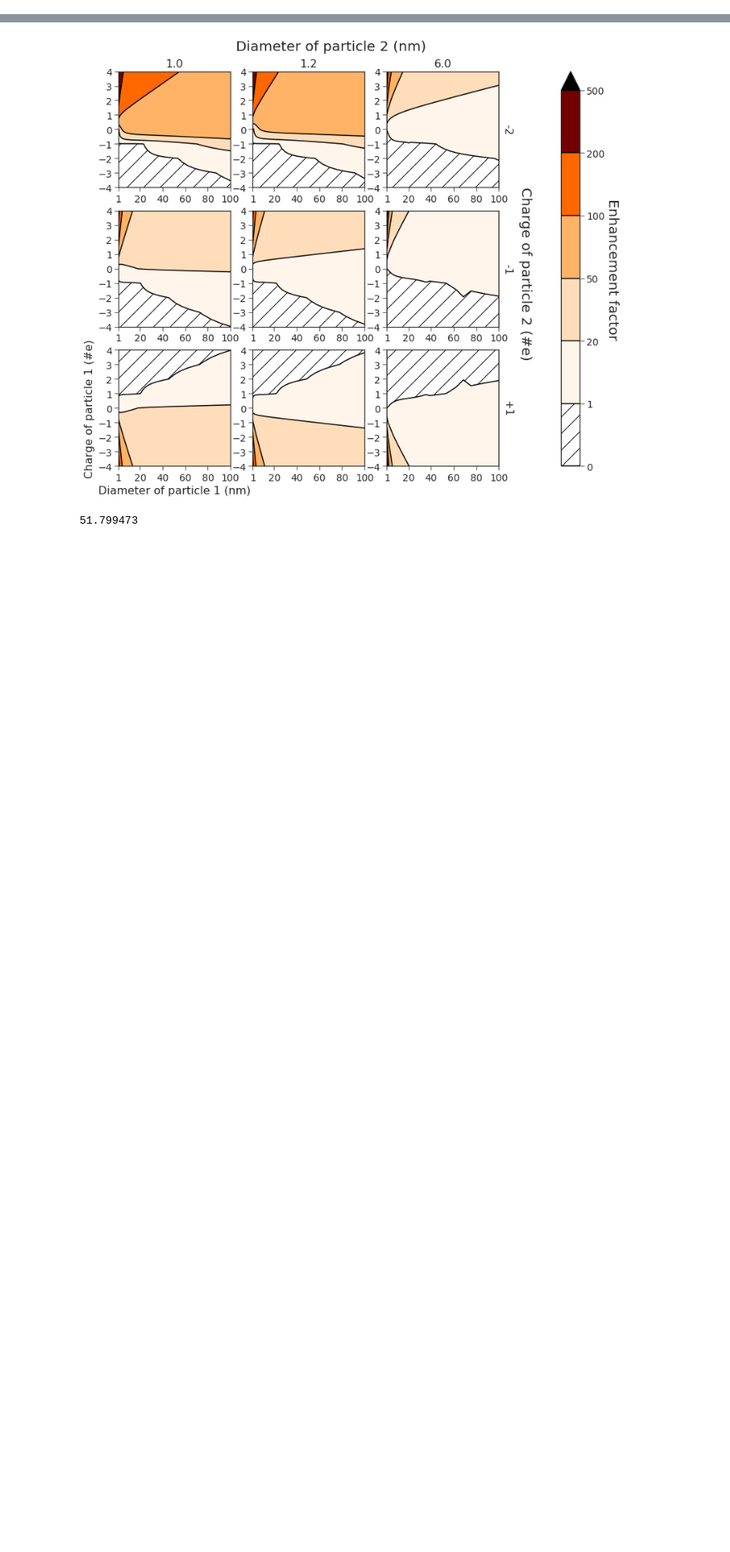
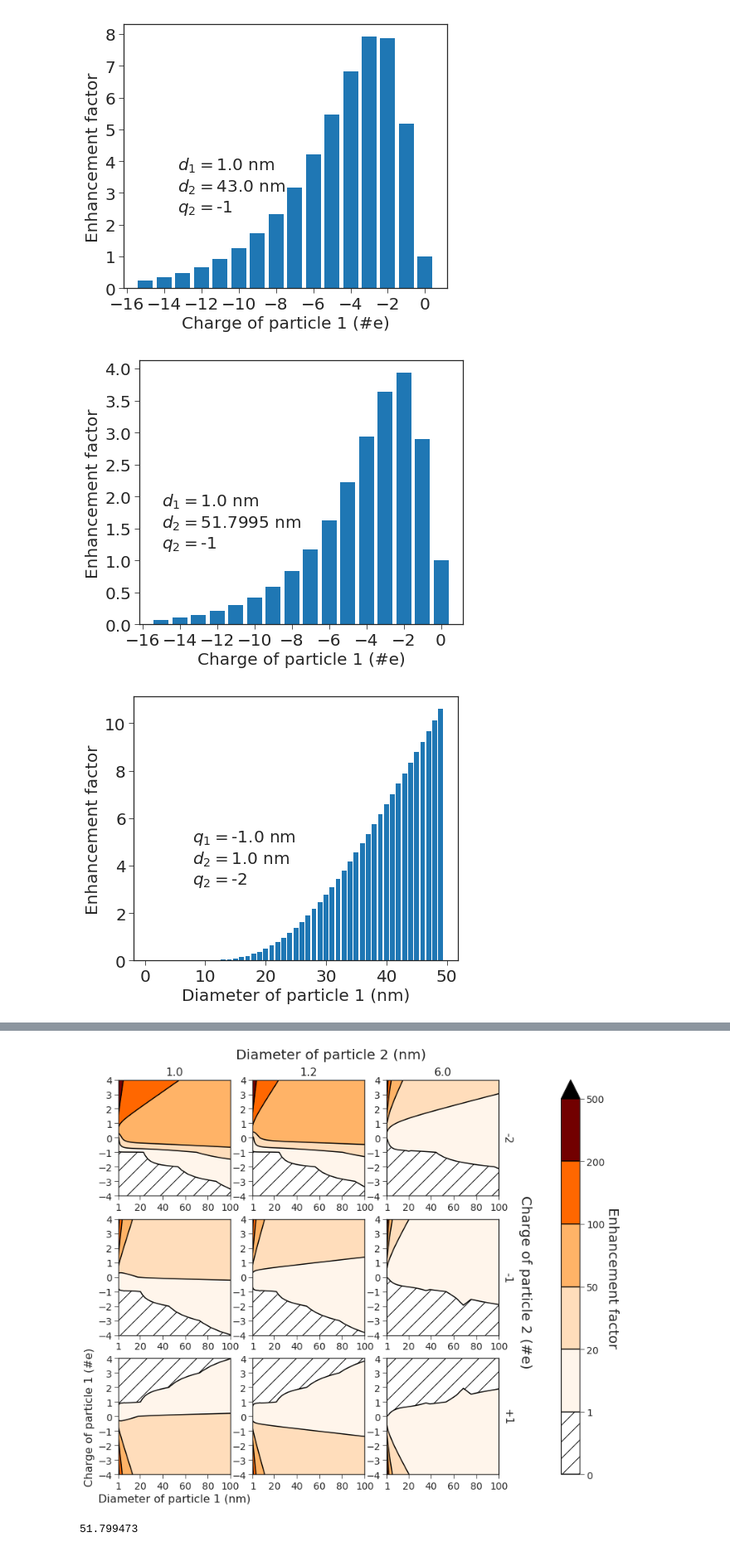
Before and after one commit to caos21/ndust, a Jupyter notebook: press/efactor-results.ipynb, the cells around one changed output, grey strips where cells are left out. Shown at 83% size. Drawn from its saved outputs; the diff is of its cells as text; code cells hidden in the pictures; blank space fills up the shorter version.

```diff
--- a/press/efactor-results.ipynb
+++ b/press/efactor-results.ipynb
@@ -244,0 +332,13 @@ class mplot4d(object):
+# %%
+m4d2 = mplot4d("grid-linear-IPA-force-50")
+m4d.plot_vs_charge(0, 42, 29, 'name', np.arange(15, 31))
+#m4d2.plot_vs_charge(0, 49, 29, 'name', np.arange(15, 31))
+m4dmpc.plot_vs_charge(0, 42, 29, 'name', np.arange(15, 31))
+m4d2.plot_vs_diam(29, 0, 28, 'name', np.arange(0, 49))
+m4dmpc.plot_vs_diam(29, 0, 28, 'name', np.arange(0, 42))
+m4d.plot_vs_diam(29, 0, 28, 'name', np.arange(0, 49))
+m4dmpc2.plot_vs_diam(29, 0, 28, 'name', np.arange(0, 24))
+# %% [output]
+[figure, added]
+[figure, added]
+[figure, added]
```
Also changed, not shown: parts of 11 cells of this notebook, 1 other file.
